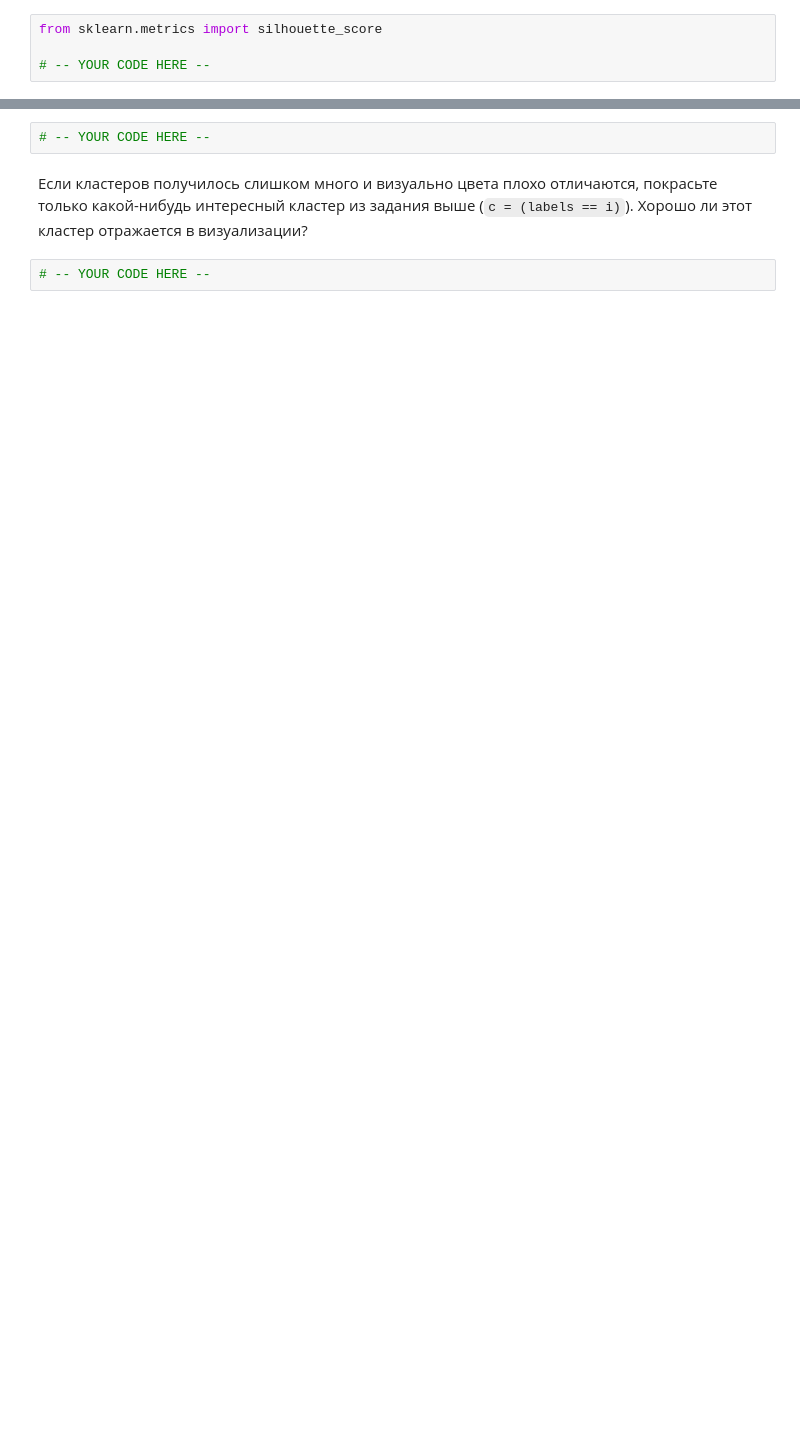
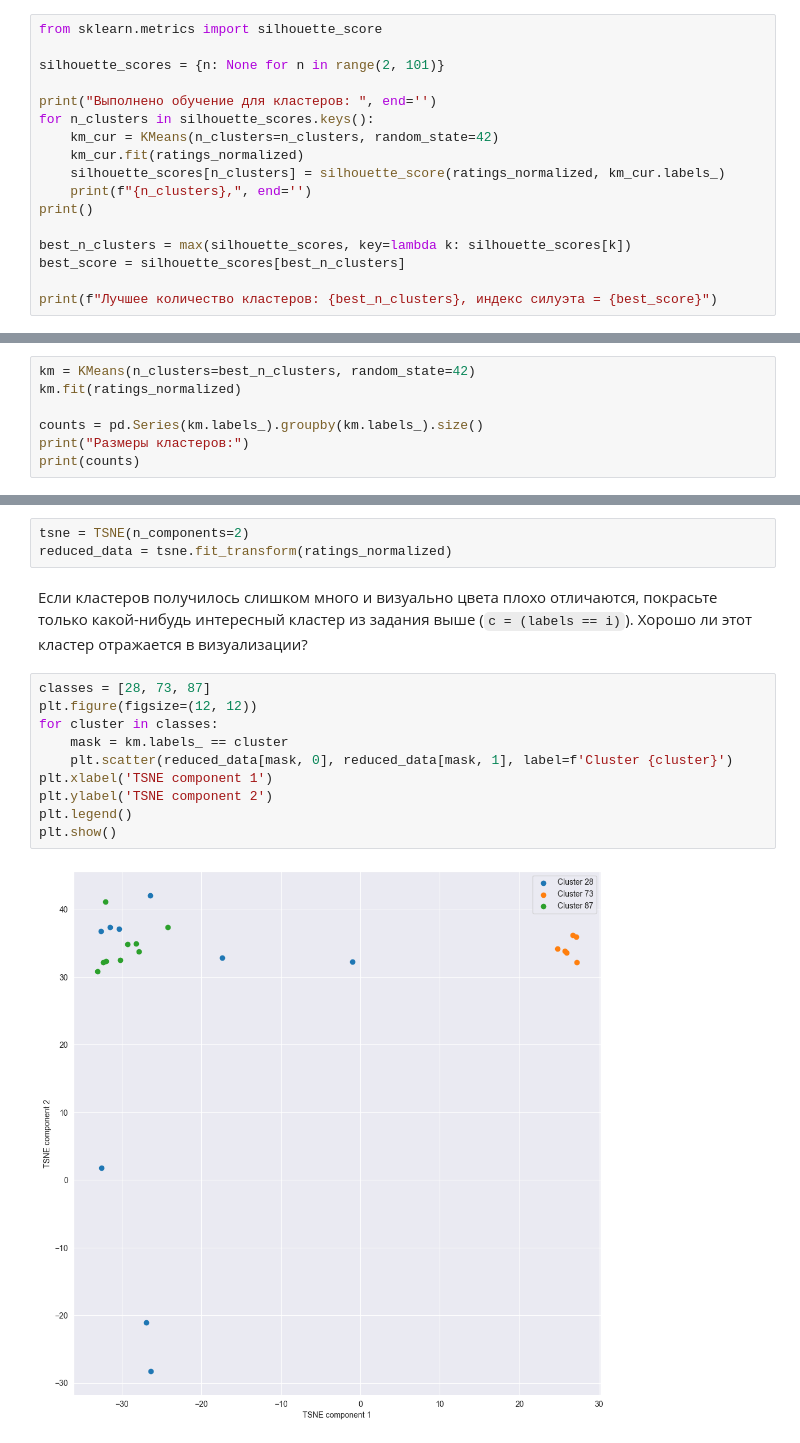
Before and after one commit to FreeCadelca/IAD_ML_HW1, a Jupyter notebook: hw08_boosting/hw-08-KuleshovDmitriy.ipynb, the cells around one changed output, grey strips where cells are left out. Cells and saved outputs as stored; diff of their text form; blank space fills up the shorter version.

```diff
--- a/hw08_boosting/hw-08-KuleshovDmitriy.ipynb
+++ b/hw08_boosting/hw-08-KuleshovDmitriy.ipynb
@@ -634,4 +695,17 @@ plt.show()
 # %%
 from sklearn.metrics import silhouette_score
 
-# -- YOUR CODE HERE --
+silhouette_scores = {n: None for n in range(2, 101)}
+
+print("Выполнено обучение для кластеров: ", end='')
+for n_clusters in silhouette_scores.keys():
+    km_cur = KMeans(n_clusters=n_clusters, random_state=42)
+    km_cur.fit(ratings_normalized)
+    silhouette_scores[n_clusters] = silhouette_score(ratings_normalized, km_cur.labels_)
+    print(f"{n_clusters},", end='')
+print()
+
+best_n_clusters = max(silhouette_scores, key=lambda k: silhouette_scores[k])
+best_score = silhouette_scores[best_n_clusters]
+
+print(f"Лучшее количество кластеров: {best_n_clusters}, индекс силуэта = {best_score}")
@@ -639,0 +717,7 @@ from sklearn.metrics import silhouette_score
+# %%
+km = KMeans(n_clusters=best_n_clusters, random_state=42)
+km.fit(ratings_normalized)
+
+counts = pd.Series(km.labels_).groupby(km.labels_).size()
+print("Размеры кластеров:")
+print(counts)
@@ -644,9 +789,20 @@ from sklearn.metrics import silhouette_score
 # %% [markdown]
 Сделайте t-SNE визуализацию полученной кластеризации.
 # %%
-# -- YOUR CODE HERE --
+tsne = TSNE(n_components=2)
+reduced_data = tsne.fit_transform(ratings_normalized)
 # %% [markdown]
 Если кластеров получилось слишком много и визуально цвета плохо отличаются, покрасьте только какой-нибудь интересный кластер из задания выше (`c = (labels == i)`). Хорошо ли этот кластер отражается в визуализации?
 # %%
-# -- YOUR CODE HERE --
+classes = [28, 73, 87]
+plt.figure(figsize=(12, 12))
+for cluster in classes:
+    mask = km.labels_ == cluster
+    plt.scatter(reduced_data[mask, 0], reduced_data[mask, 1], label=f'Cluster {cluster}')
+plt.xlabel('TSNE component 1')
+plt.ylabel('TSNE component 2')
+plt.legend()
+plt.show()
+# %% [output]
+[figure, added]
 # %% [markdown]
```
Also changed, not shown: parts of 23 cells of this notebook.
